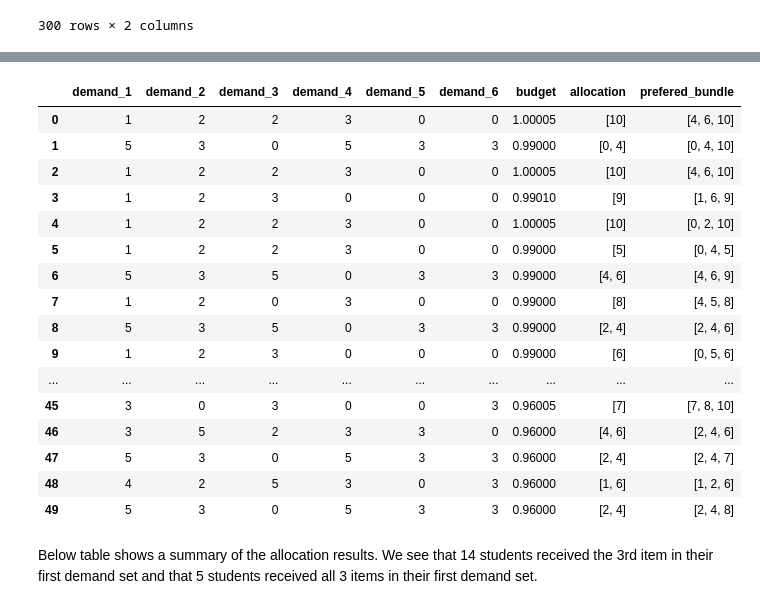
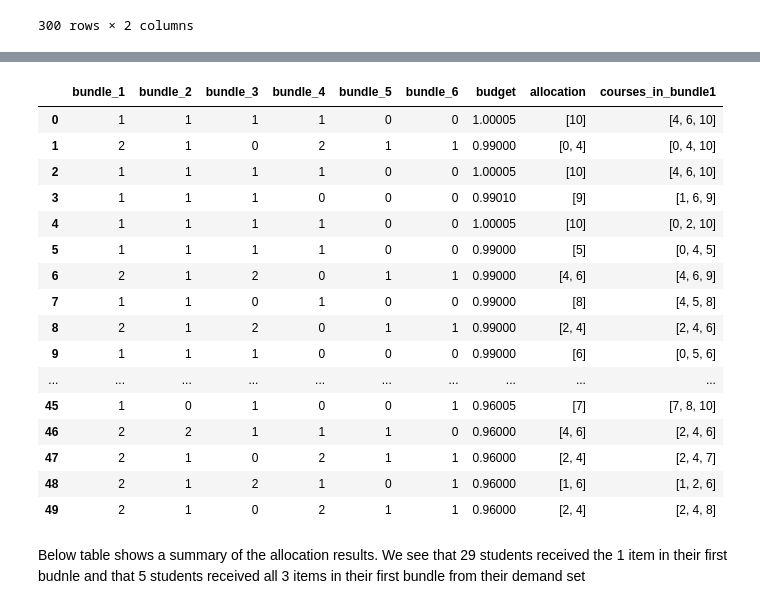
Before and after one commit to sarah-gu/course-allocation-aceei, a Jupyter notebook: ACEEI Analysis.ipynb, the cells around one changed output, grey strips where cells are left out. Drawn from its saved outputs; the diff is of its cells as text; code cells hidden in the pictures.

```diff
--- a/ACEEI Analysis.ipynb
+++ b/ACEEI Analysis.ipynb
@@ -165,33 +159,21 @@ else:
     for key, val in ohe_demand_6_dict.items():
         overlap_df.at[key,"demand_6"]=-100
 # %%
-envy_df=pd.DataFrame(index=range(50), columns=['demand_1','demand_2','demand_3','demand_4','demand_5','demand_6','budget','allocation','prefered_bundle'])
+envy_df=pd.DataFrame(index=range(50), columns=['bundle_1','bundle_2','bundle_3','bundle_4','bundle_5','bundle_6','budget','allocation','courses_in_bundle1'])
 # %%
 def points_tracker(transformed_allocations_dict,demand_dict,column_name_entry):
     overlap_dict_1 = {key: [(i, value) for i, value in enumerate(demand_dict[key]) if value in transformed_allocations_dict[key]] for key in demand_dict.keys() & transformed_allocations_dict.keys()}
     points_dict={}
     for key, val in overlap_dict_1.items():
         for i,item in enumerate(val):
-            if item[0]==0:
-                if not bool(points_dict.get(key, {})):
-                    points_dict[key]=3
-                else:
-                    points_dict[key]+=3
-            elif item[0]==1:
-                if not bool(points_dict.get(key, {})):
-                    points_dict[key]=2
-                else:
-                    points_dict[key]+=2
-            elif item[0]==2:
-                if not bool(points_dict.get(key, {})):
-                    points_dict[key]=1
-                else:
-                    points_dict[key]+=1
+            if len(val)==3:
+                points_dict[key]=3
+            elif len(val)==2:
+                points_dict[key]=2
+            elif len(val)==1:
+                points_dict[key]=1
             else:
-                if not bool(points_dict.get(key, {})):
-                    points_dict[key]=0
-                else:
-                    points_dict[key]+=0
+                points_dict[key]=0
 
     for key, val in  points_dict.items():
         envy_df.at[key,column_name_entry]=val
@@ -235,11 +217,11 @@ for key, value_list in ohe_demand_6_dict.items():
     indices_of_ones = [index for index, value in enumerate(value_list) if value == 1]
     demand_6_dict[key] = indices_of_ones
 # %%
-df=points_tracker(transformed_allocations_dict,demand_1_dict,'demand_1')
-df=points_tracker(transformed_allocations_dict,demand_2_dict,'demand_2')
-df=points_tracker(transformed_allocations_dict,demand_3_dict,'demand_3')
-df=points_tracker(transformed_allocations_dict,demand_4_dict,'demand_4')
-df=points_tracker(transformed_allocations_dict,demand_5_dict,'demand_5')
-df=points_tracker(transformed_allocations_dict,demand_6_dict,'demand_6')
+df=points_tracker(transformed_allocations_dict,demand_1_dict,'bundle_1')
+df=points_tracker(transformed_allocations_dict,demand_2_dict,'bundle_2')
+df=points_tracker(transformed_allocations_dict,demand_3_dict,'bundle_3')
+df=points_tracker(transformed_allocations_dict,demand_4_dict,'bundle_4')
+df=points_tracker(transformed_allocations_dict,demand_5_dict,'bundle_5')
+df=points_tracker(transformed_allocations_dict,demand_6_dict,'bundle_6')
 df
 # %% [output]
@@ -267,28 +249,28 @@ The below take shows each student's (1 through 50 indexed 0 through 49) allocati
 # %%
 for key, val in budget_dict.items():
     df.at[key,'budget']=val
     df.at[key,'allocation']=transformed_allocations_dict[key]
-    df.at[key,'prefered_bundle']=demand_1_dict[key]
+    df.at[key,'courses_in_bundle1']=demand_1_dict[key]
 df = df.fillna(0)
 df
 # %% [output]
-|  | demand_1 | demand_2 | demand_3 | demand_4 | demand_5 | demand_6 | budget | allocation | prefered_bundle |
-| 0 | 1 | 2 | 2 | 3 | 0 | 0 | 1.00005 | [10] | [4, 6, 10] |
-| 1 | 5 | 3 | 0 | 5 | 3 | 3 | 0.99000 | [0, 4] | [0, 4, 10] |
-| 2 | 1 | 2 | 2 | 3 | 0 | 0 | 1.00005 | [10] | [4, 6, 10] |
-| 3 | 1 | 2 | 3 | 0 | 0 | 0 | 0.99010 | [9] | [1, 6, 9] |
-| 4 | 1 | 2 | 2 | 3 | 0 | 0 | 1.00005 | [10] | [0, 2, 10] |
-| 5 | 1 | 2 | 2 | 3 | 0 | 0 | 0.99000 | [5] | [0, 4, 5] |
-| 6 | 5 | 3 | 5 | 0 | 3 | 3 | 0.99000 | [4, 6] | [4, 6, 9] |
-| 7 | 1 | 2 | 0 | 3 | 0 | 0 | 0.99000 | [8] | [4, 5, 8] |
-| 8 | 5 | 3 | 5 | 0 | 3 | 3 | 0.99000 | [2, 4] | [2, 4, 6] |
-| 9 | 1 | 2 | 3 | 0 | 0 | 0 | 0.99000 | [6] | [0, 5, 6] |
+|  | bundle_1 | bundle_2 | bundle_3 | bundle_4 | bundle_5 | bundle_6 | budget | allocation | courses_in_bundle1 |
+| 0 | 1 | 1 | 1 | 1 | 0 | 0 | 1.00005 | [10] | [4, 6, 10] |
+| 1 | 2 | 1 | 0 | 2 | 1 | 1 | 0.99000 | [0, 4] | [0, 4, 10] |
+| 2 | 1 | 1 | 1 | 1 | 0 | 0 | 1.00005 | [10] | [4, 6, 10] |
+| 3 | 1 | 1 | 1 | 0 | 0 | 0 | 0.99010 | [9] | [1, 6, 9] |
+| 4 | 1 | 1 | 1 | 1 | 0 | 0 | 1.00005 | [10] | [0, 2, 10] |
+| 5 | 1 | 1 | 1 | 1 | 0 | 0 | 0.99000 | [5] | [0, 4, 5] |
+| 6 | 2 | 1 | 2 | 0 | 1 | 1 | 0.99000 | [4, 6] | [4, 6, 9] |
+| 7 | 1 | 1 | 0 | 1 | 0 | 0 | 0.99000 | [8] | [4, 5, 8] |
+| 8 | 2 | 1 | 2 | 0 | 1 | 1 | 0.99000 | [2, 4] | [2, 4, 6] |
+| 9 | 1 | 1 | 1 | 0 | 0 | 0 | 0.99000 | [6] | [0, 5, 6] |
 | ... | ... | ... | ... | ... | ... | ... | ... | ... | ... |
-| 45 | 3 | 0 | 3 | 0 | 0 | 3 | 0.96005 | [7] | [7, 8, 10] |
-| 46 | 3 | 5 | 2 | 3 | 3 | 0 | 0.96000 | [4, 6] | [2, 4, 6] |
-| 47 | 5 | 3 | 0 | 5 | 3 | 3 | 0.96000 | [2, 4] | [2, 4, 7] |
-| 48 | 4 | 2 | 5 | 3 | 0 | 3 | 0.96000 | [1, 6] | [1, 2, 6] |
-| 49 | 5 | 3 | 0 | 5 | 3 | 3 | 0.96000 | [2, 4] | [2, 4, 8] |
+| 45 | 1 | 0 | 1 | 0 | 0 | 1 | 0.96005 | [7] | [7, 8, 10] |
+| 46 | 2 | 2 | 1 | 1 | 1 | 0 | 0.96000 | [4, 6] | [2, 4, 6] |
+| 47 | 2 | 1 | 0 | 2 | 1 | 1 | 0.96000 | [2, 4] | [2, 4, 7] |
+| 48 | 2 | 1 | 2 | 1 | 0 | 1 | 0.96000 | [1, 6] | [1, 2, 6] |
+| 49 | 2 | 1 | 0 | 2 | 1 | 1 | 0.96000 | [2, 4] | [2, 4, 8] |
 # %% [markdown]
-Below table shows a summary of the allocation results. We see that 14 students received the 3rd item in their first demand set and that 5 students received all 3 items in their first demand set.
+Below table shows a summary of the allocation results. We see that 29 students received the 1 item in their first budnle and that 5 students received all 3 items in their first bundle from their demand set
 # %%
```
Also changed, not shown: parts of 5 cells of this notebook.
